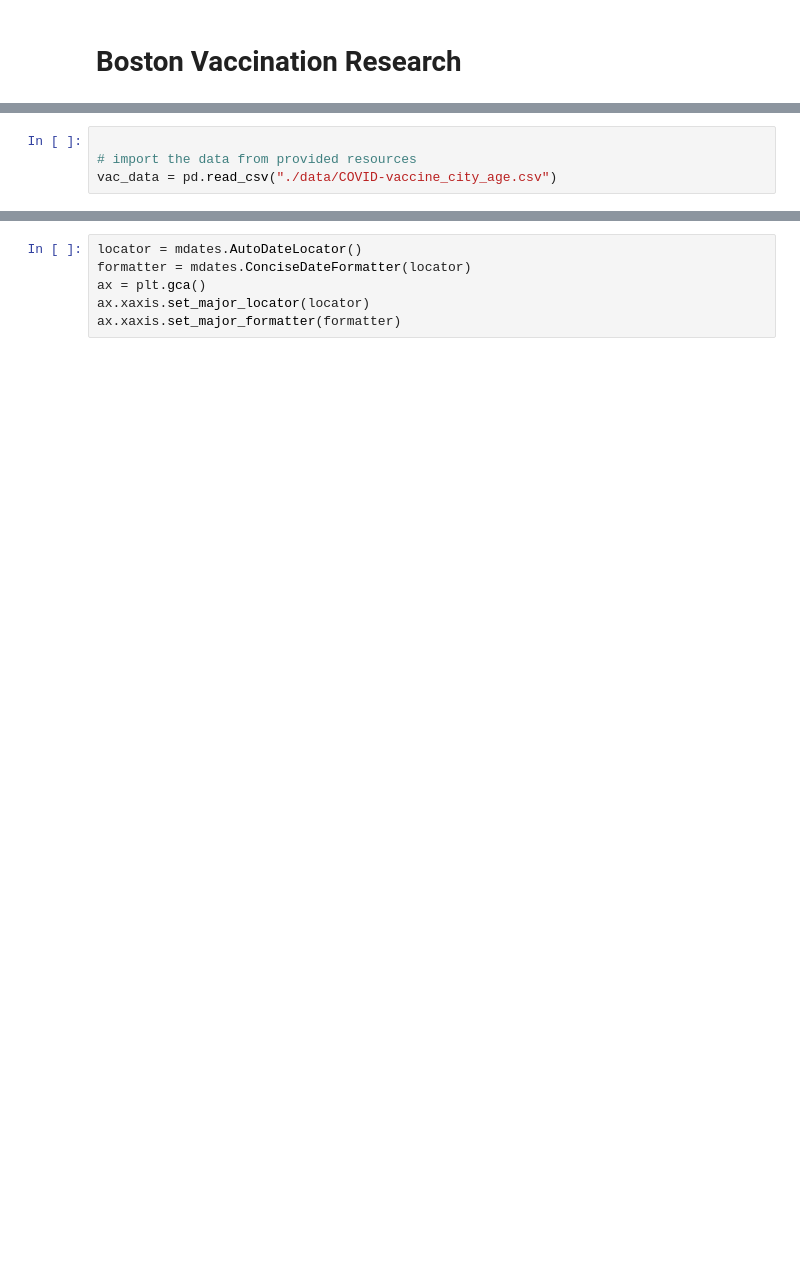
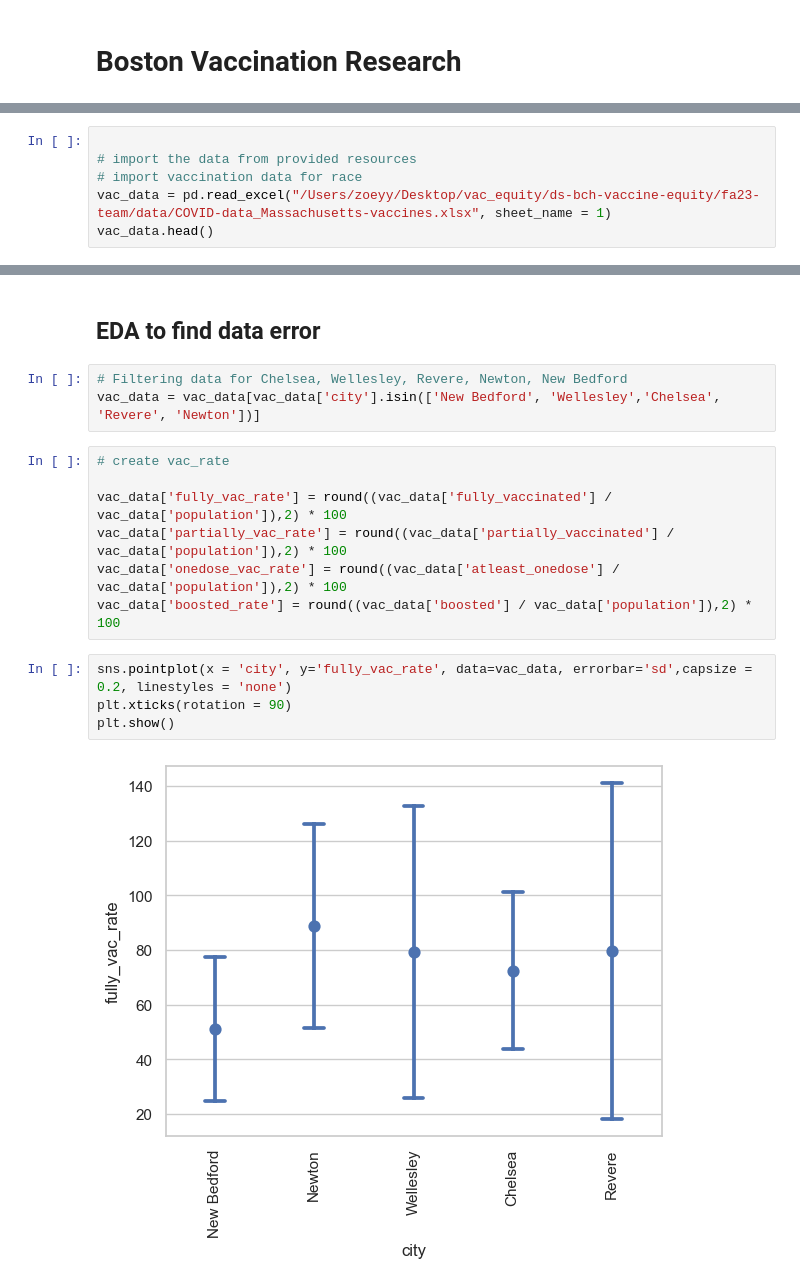
Before and after one commit to BU-Spark/ds-bch-vaccine-equity, a Jupyter notebook: fa23-team/Data_explor_vac.ipynb, the cells around one changed output, grey strips where cells are left out. Cells and saved outputs as stored; diff of their text form; blank space fills up the shorter version.

```diff
--- a/fa23-team/Data_explor_vac.ipynb
+++ b/fa23-team/Data_explor_vac.ipynb
@@ -113,4 +128,6 @@ Passing `palette` without assigning `hue` is deprecated and will be removed in v
 # %%
 
 # import the data from provided resources
-vac_data = pd.read_csv("./data/COVID-vaccine_city_age.csv")
+# import vaccination data for race
+vac_data = pd.read_excel("/Users/zoeyy/Desktop/vac_equity/ds-bch-vaccine-equity/fa23-team/data/COVID-data_Massachusetts-vaccines.xlsx", sheet_name = 1)
+vac_data.head()
@@ -166,6 +141,18 @@ See the caveats in the documentation: https://pandas.pydata.org/pandas-docs/stab
-# %%
-locator = mdates.AutoDateLocator()
-formatter = mdates.ConciseDateFormatter(locator)
-ax = plt.gca()
-ax.xaxis.set_major_locator(locator)
-ax.xaxis.set_major_formatter(formatter)
+# %% [markdown]
+## EDA to find data error
+# %%
+# Filtering data for Chelsea, Wellesley, Revere, Newton, New Bedford
+vac_data = vac_data[vac_data['city'].isin(['New Bedford', 'Wellesley','Chelsea', 'Revere', 'Newton'])]
+# %%
+# create vac_rate
+
+vac_data['fully_vac_rate'] = round((vac_data['fully_vaccinated'] / vac_data['population']),2) * 100
+vac_data['partially_vac_rate'] = round((vac_data['partially_vaccinated'] / vac_data['population']),2) * 100
+vac_data['onedose_vac_rate'] = round((vac_data['atleast_onedose'] / vac_data['population']),2) * 100
+vac_data['boosted_rate'] = round((vac_data['boosted'] / vac_data['population']),2) * 100
+# %%
+sns.pointplot(x = 'city', y='fully_vac_rate', data=vac_data, errorbar='sd',capsize = 0.2, linestyles = 'none')
+plt.xticks(rotation = 90)
+plt.show()
+# %% [output]
+[figure, added]
```
Also changed, not shown: parts of 27 cells of this notebook.
